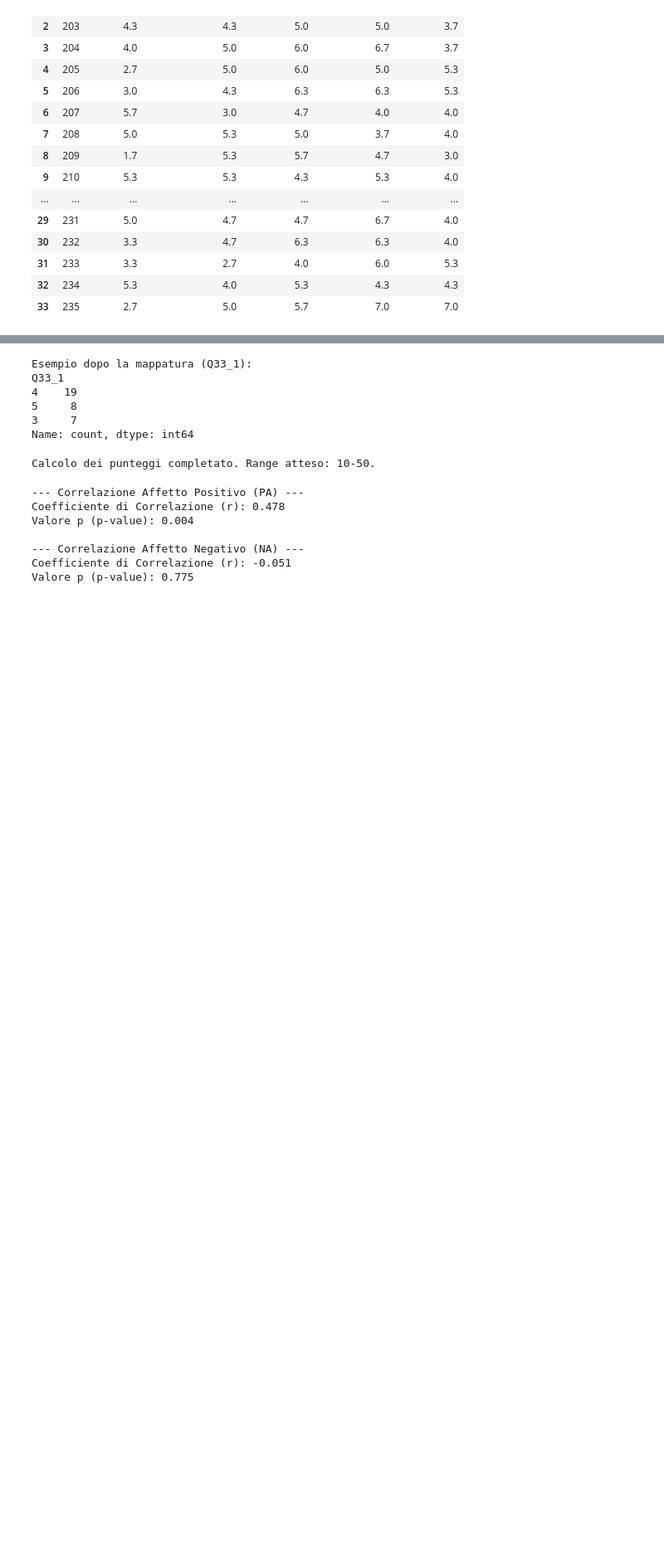
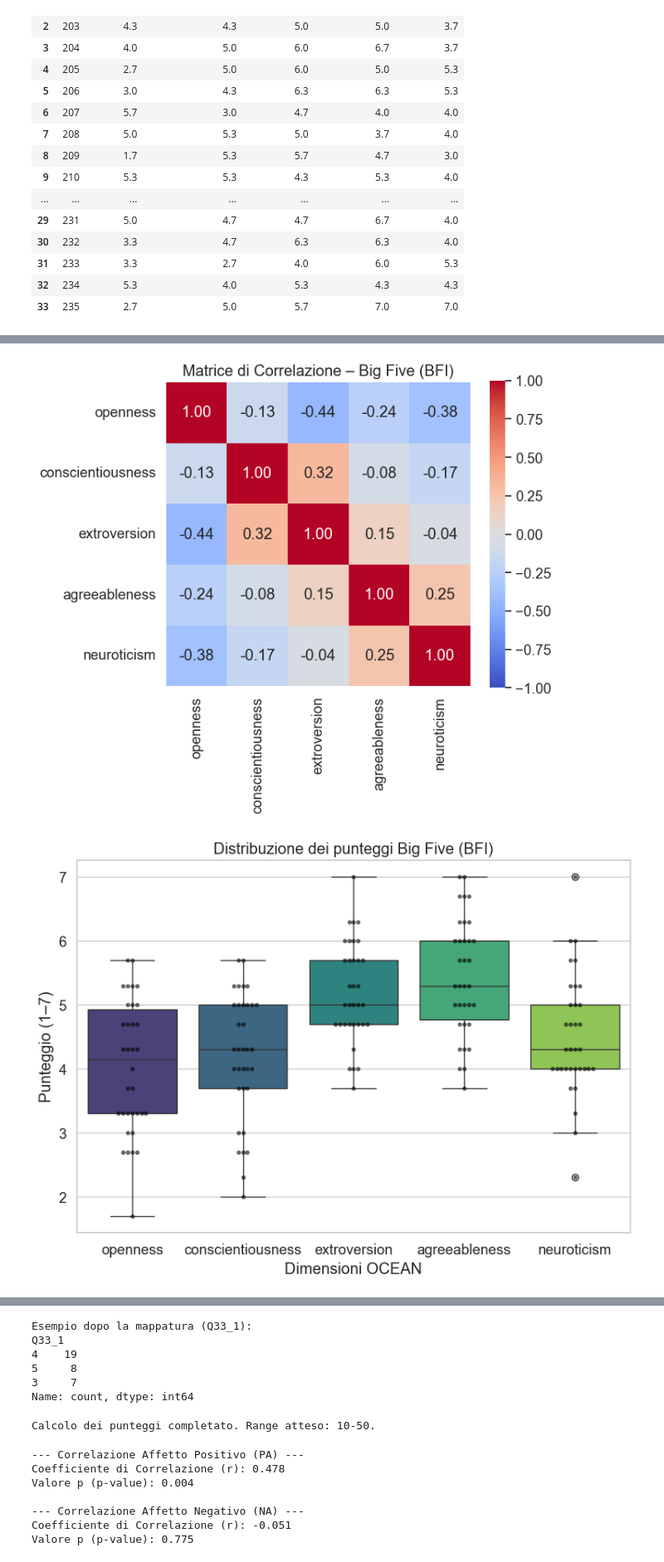
Before and after one commit to bobsync/ENIB, a Jupyter notebook: res/results.ipynb, the cells around one changed output, grey strips where cells are left out. Shown at 83% size. Saved outputs shown, nothing was run; the diff lists cells and outputs as text; code cells hidden in the pictures; blank space fills up the shorter version.

Commit message:
data analysis

```diff
--- a/res/results.ipynb
+++ b/res/results.ipynb
@@ -126,7 +126,7 @@ DataFrame finale (ordinate per ID):
 # ==============================================================================
 
 # ⚠️ INSERISCI QUI IL PERCORSO AL TUO FILE EXCEL
-file_excel_path = "C:/Users/gabri/OneDrive/Desktop/repo_tesi/ENIB/decider/qualtrics/COCOA.xlsx"
+file_excel_path = "../decider/qualtrics/COCOA.xlsx"
 
 try:
     # Carica il foglio Excel nel DataFrame
@@ -385,3 +385,73 @@ scores
 | 31 | 233 | 3.3 | 2.7 | 4.0 | 6.0 | 5.3 |
 | 32 | 234 | 5.3 | 4.0 | 5.3 | 4.3 | 4.3 |
 | 33 | 235 | 2.7 | 5.0 | 5.7 | 7.0 | 7.0 |
+# %%
+import pandas as pd
+import numpy as np
+import matplotlib.pyplot as plt
+import seaborn as sns
+from scipy import stats
+
+# Supponiamo che il tuo df sia:
+# scores = pd.DataFrame([...])
+bfi_cols = ["openness", "conscientiousness", "extroversion", "agreeableness", "neuroticism"]
+
+# --- 1️⃣ Statistiche descrittive ---
+desc = scores[bfi_cols].describe().T
+desc["varianza"] = scores[bfi_cols].var()
+print("📊 STATISTICHE DESCRITTIVE BFI (OCEAN):\n")
+print(desc[["mean", "std", "min", "max", "varianza"]])
+
+# --- 2️⃣ Test di normalità (Shapiro–Wilk) ---
+print("\n📈 TEST DI NORMALITÀ (Shapiro–Wilk):")
+for col in bfi_cols:
+    stat, p = stats.shapiro(scores[col].dropna())
+    print(f"{col}: W={stat:.3f}, p={p:.4f}", "→ Normale ✅" if p > 0.05 else "→ Non normale ⚠️")
+
+# --- 3️⃣ Correlazioni ---
+corr = scores[bfi_cols].corr(method='pearson')
+print("\n🔗 MATRICE DI CORRELAZIONE (Pearson):")
+print(corr.round(3))
+
+# --- Heatmap delle correlazioni ---
+plt.figure(figsize=(7, 6))
+sns.heatmap(corr, annot=True, cmap="coolwarm", center=0, vmin=-1, vmax=1, square=True, fmt=".2f")
+plt.title("Matrice di Correlazione – Big Five (BFI)")
+plt.tight_layout()
+plt.savefig("BFI_Correlazioni.png", dpi=300, bbox_inches="tight", facecolor="white")
+plt.show()
+
+# --- 4️⃣ Boxplot comparativi ---
+plt.figure(figsize=(8, 6))
+sns.boxplot(data=scores[bfi_cols], palette="viridis")
+sns.swarmplot(data=scores[bfi_cols], color='black', size=4, alpha=0.6)
+plt.title("Distribuzione dei punteggi Big Five (BFI)")
+plt.ylabel("Punteggio (1–7)")
+plt.xlabel("Dimensioni OCEAN")
+plt.tight_layout()
+plt.savefig("BFI_Boxplot.png", dpi=300, bbox_inches="tight", facecolor="white")
+plt.show()
+
+# --- 5️⃣ Radar plot media di gruppo ---
+labels = ["Openness", "Conscientiousness", "Extraversion", "Agreeableness", "Neuroticism"]
+num_vars = len(labels)
+angles = np.linspace(0, 2 * np.pi, num_vars, endpoint=False).tolist()
+angles += angles[:1]
+
+mean_scores = scores[bfi_cols].mean().tolist()
+mean_scores += mean_scores[:1]
+
+fig, ax = plt.subplots(figsize=(6, 6), subplot_kw=dict(polar=True))
+ax.plot(angles, mean_scores, color="#0072B2", linewidth=3)
+ax.fill(angles, mean_scores, color="#0072B2", alpha=0.3)
+ax.set_xticks(angles[:-1])
+ax.set_xticklabels(labels, fontsize=12, fontweight="medium")
+ax.set_yticklabels([])
+ax.set_ylim(0, 7)
+ax.spines["polar"].set_visible(False)
+ax.grid(color="gray", linestyle=":", linewidth=0.6)
+plt.title("Profilo Medio di Personalità – Big Five (BFI)", fontsize=14, fontweight="bold", pad=20)
+plt.tight_layout()
+plt.savefig("BFI_Radar_Media.png", dpi=300, bbox_inches="tight", facecolor="white")
+plt.show()
+# %% [output]
@@ -387,0 +475,2 @@ scores
+[figure, added]
+[figure, added]
```
Also changed, not shown: parts of 15 cells of this notebook, 10 other files.
